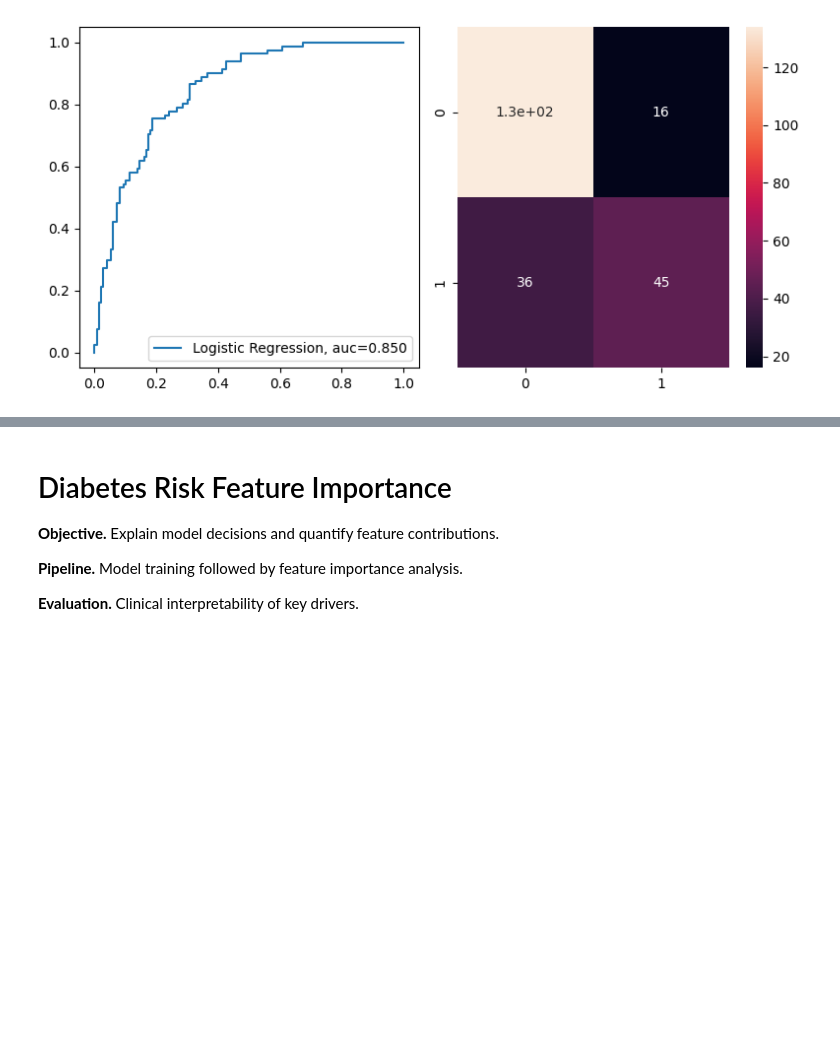
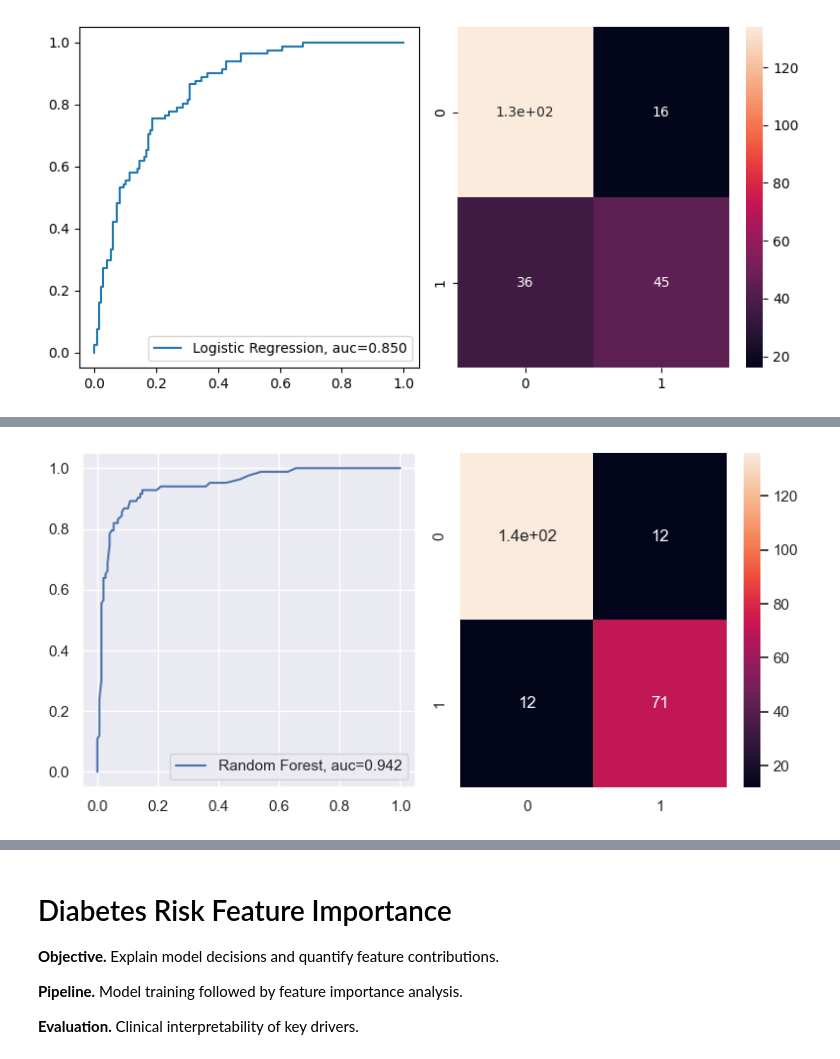
Before and after one commit to GuotongMaa/diabetes-risk-modeling, a Jupyter notebook: notebooks/feature_importance.ipynb, the cells around one changed output, grey strips where cells are left out. Cells and saved outputs as stored; diff of their text form; code cells hidden in the pictures; blank space fills up the shorter version.

```diff
--- a/notebooks/feature_importance.ipynb
+++ b/notebooks/feature_importance.ipynb
@@ -310,39 +315,34 @@ plt.show()
 # %%
-# Create a copy of the X dataset
+# Create a copy of the feature matrix and add random control features
 X_modified = X.copy()
-
-#Add random number features using np.random
-rng = np.random.RandomState()
-
-## Write your code here. Use RNG to generate a random feature (similar to below))
-# X_modified[... = ...
-
-##  Use RNG to generate a random integer feature
+rng = np.random.RandomState(42)
+X_modified["RANDOM_NUM"] = rng.normal(size=X.shape[0])
 X_modified["RANDOM_CAT"] = rng.randint(3, size=X.shape[0])
 
-
-# Split the set again
-X_train_rand, X_test_rand, y_train_rand, y_test_rand = train_test_split(X_modified, y, test_size=0.30, random_state=23)
-#Fit a classifier
-rf_model_rand = RandomForestClassifier().fit(X_train_rand, y_train_rand)
-
+# Split and fit a classifier
+X_train_rand, X_test_rand, y_train_rand, y_test_rand = train_test_split(
+    X_modified, y, test_size=0.30, random_state=23
+)
+rf_model_rand = RandomForestClassifier(random_state=23).fit(X_train_rand, y_train_rand)
 
 y_pred_rand = rf_model_rand.predict(X_test_rand)
-accuracy_score(y_pred_rand, y_test)
-#Plot the accuracy
+accuracy_score(y_test_rand, y_pred_rand)
+
+# Plot ROC + confusion matrix
 fig, axes = plt.subplots(nrows=1, ncols=2, figsize=(8, 4))
 import sklearn.metrics as metrics
-# calculate the fpr and tpr for all thresholds of the classification
 probs = rf_model_rand.predict_proba(X_test_rand)
-y_pred_proba = probs[:,1]
-fpr, tpr, _ = metrics.roc_curve(y_test_rand,  y_pred_proba)
+y_pred_proba = probs[:, 1]
+fpr, tpr, _ = metrics.roc_curve(y_test_rand, y_pred_proba)
 auc = metrics.roc_auc_score(y_test_rand, y_pred_proba)
-axes[0].plot(fpr,tpr,label="Random Forrest, auc="+str(auc)[:5])
+axes[0].plot(fpr, tpr, label="Random Forest, auc=" + str(auc)[:5])
 axes[0].legend(loc=4)
 cf_matrix = confusion_matrix(y_test_rand, y_pred_rand)
 sns.heatmap(cf_matrix, annot=True, ax=axes[1])
 fig.tight_layout()
 plt.show()
+# %% [output]
+[figure, added]
 # %%
 feature_names = X_train_rand.columns
 mdi_importances = pd.Series(
```
Also changed, not shown: parts of 14 cells of this notebook, 6 other files.
